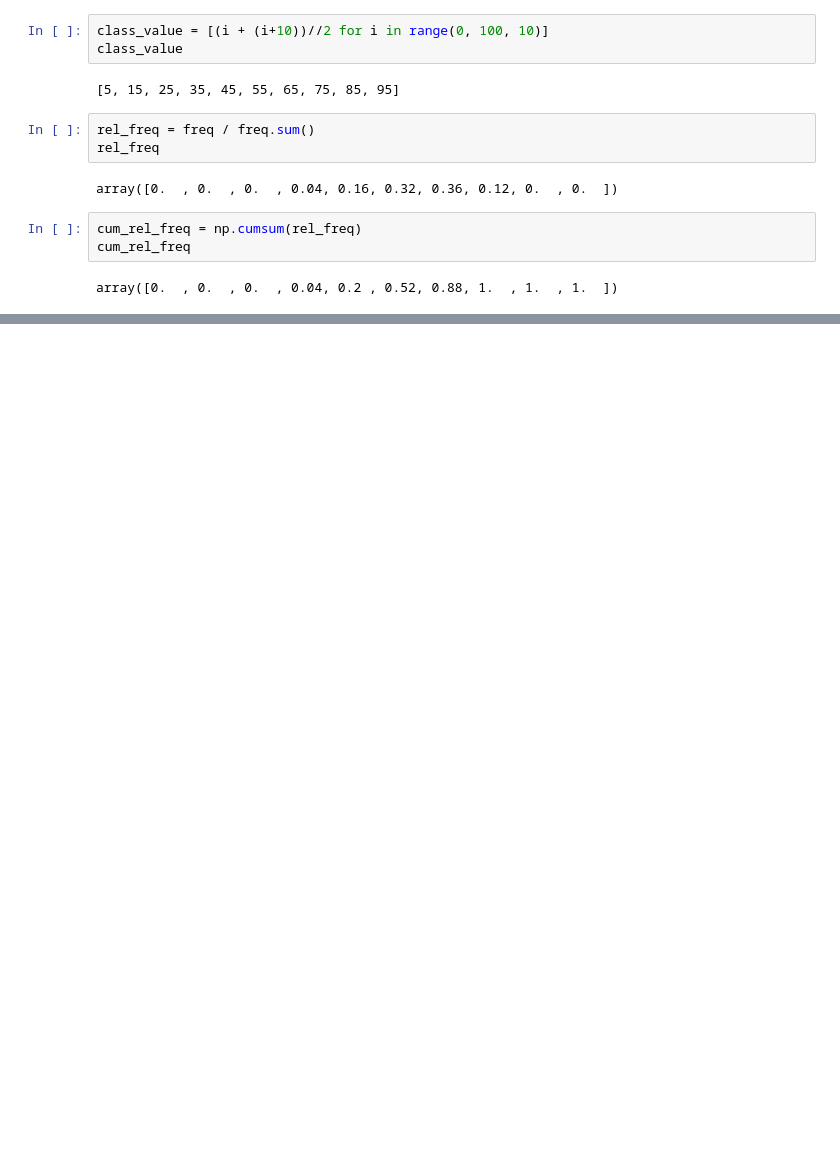
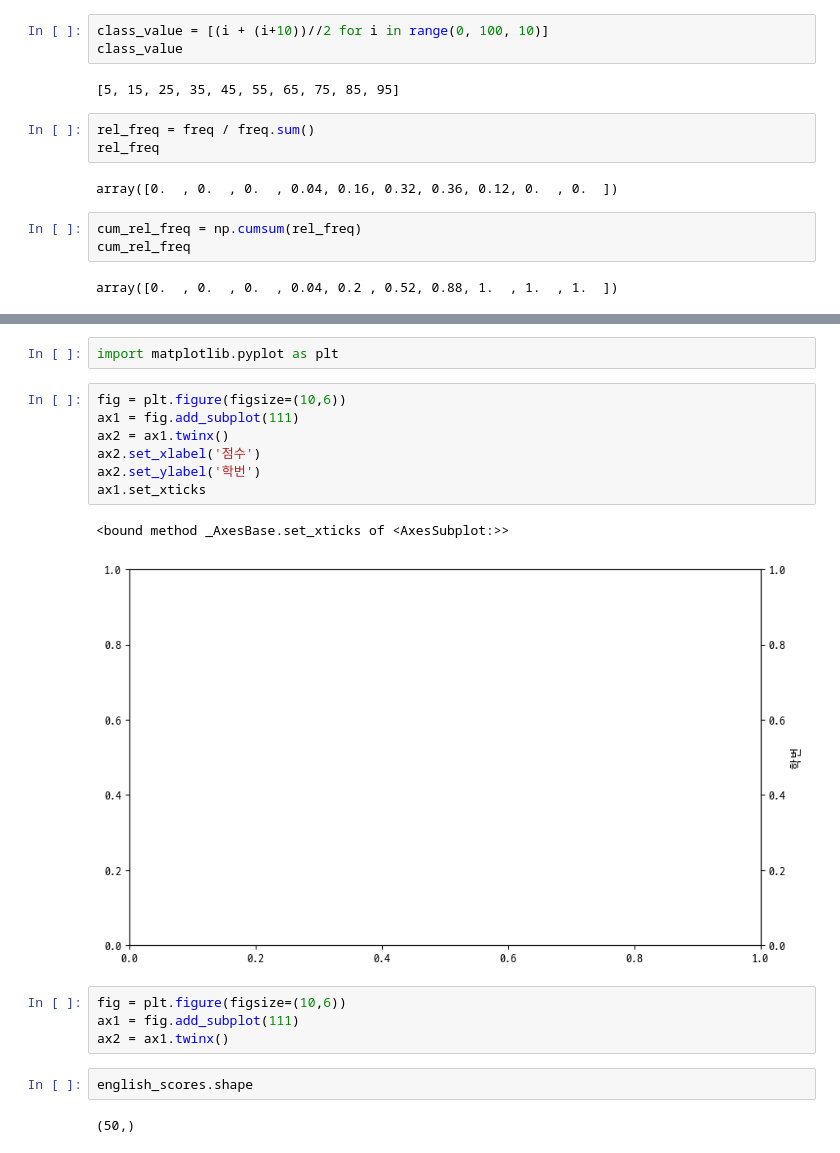
Before and after one commit to ThatHomr/python_ex_my, a Jupyter notebook: 08_데이터과학통계/ch02.ipynb, the cells around one changed output, grey strips where cells are left out. Cells and saved outputs as stored; diff of their text form; blank space fills up the shorter version.

```diff
--- a/08_데이터과학통계/ch02.ipynb
+++ b/08_데이터과학통계/ch02.ipynb
@@ -350,0 +379,20 @@ array([0.  , 0.  , 0.  , 0.04, 0.2 , 0.52, 0.88, 1.  , 1.  , 1.  ])
+# %%
+import matplotlib.pyplot as plt
+# %%
+fig = plt.figure(figsize=(10,6))
+ax1 = fig.add_subplot(111)
+ax2 = ax1.twinx()
+ax2.set_xlabel('점수')
+ax2.set_ylabel('학번')
+ax1.set_xticks
+# %% [output]
+<bound method _AxesBase.set_xticks of <AxesSubplot:>>
+[figure, added]
+# %%
+fig = plt.figure(figsize=(10,6))
+ax1 = fig.add_subplot(111)
+ax2 = ax1.twinx()
+# %%
+english_scores.shape
+# %% [output]
+(50,)
```
Also changed, not shown: parts of 7 cells of this notebook.
